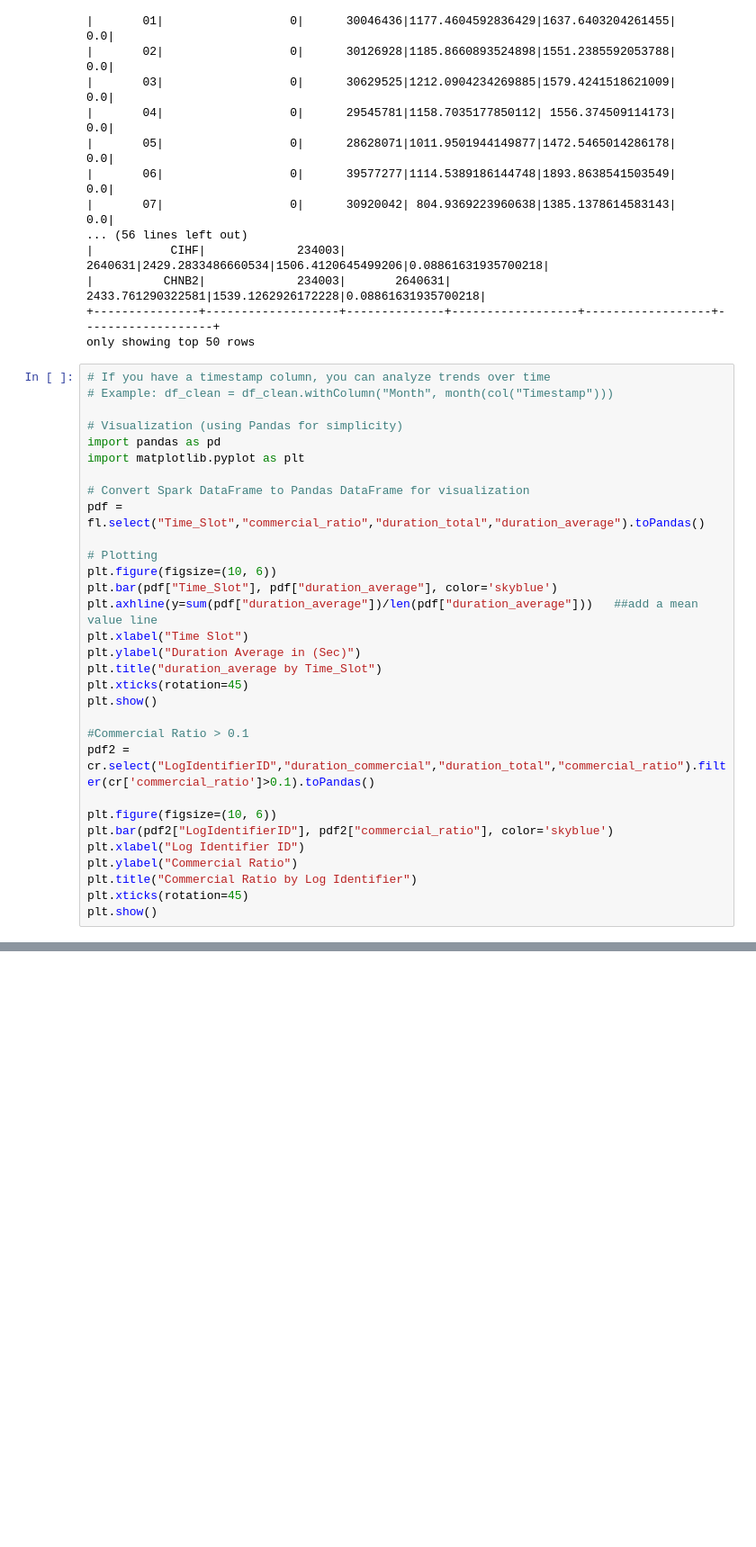
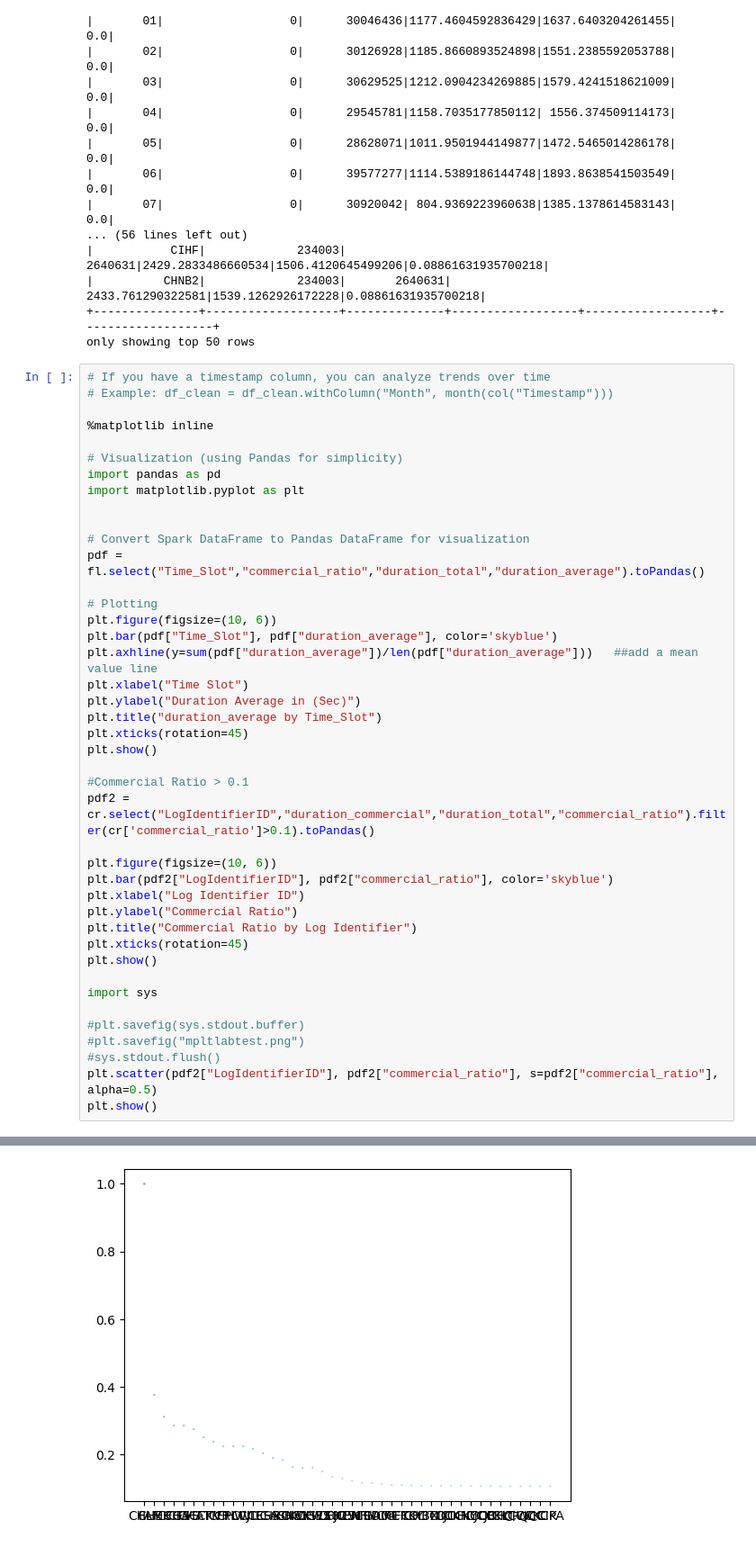
Before and after one commit to wilsonchow-ws/jupyterlab-study, a Jupyter notebook: PySpark Study.ipynb, the cells around one changed output, grey strips where cells are left out. Shown at 90% size. Saved outputs shown, nothing was run; the diff lists cells and outputs as text; blank space fills up the shorter version.

```diff
--- a/PySpark Study.ipynb
+++ b/PySpark Study.ipynb
@@ -680,33 +682,45 @@ only showing top 50 rows
 # If you have a timestamp column, you can analyze trends over time
 # Example: df_clean = df_clean.withColumn("Month", month(col("Timestamp")))
 
+%matplotlib inline
+
 # Visualization (using Pandas for simplicity)
 import pandas as pd
 import matplotlib.pyplot as plt
+
 
 # Convert Spark DataFrame to Pandas DataFrame for visualization
 pdf = fl.select("Time_Slot","commercial_ratio","duration_total","duration_average").toPandas()
 
 # Plotting
 plt.figure(figsize=(10, 6))
 plt.bar(pdf["Time_Slot"], pdf["duration_average"], color='skyblue')
 plt.axhline(y=sum(pdf["duration_average"])/len(pdf["duration_average"]))   ##add a mean value line
 plt.xlabel("Time Slot")
 plt.ylabel("Duration Average in (Sec)")
 plt.title("duration_average by Time_Slot")
 plt.xticks(rotation=45)
 plt.show()
 
 #Commercial Ratio > 0.1
 pdf2 = cr.select("LogIdentifierID","duration_commercial","duration_total","commercial_ratio").filter(cr['commercial_ratio']>0.1).toPandas()
 
 plt.figure(figsize=(10, 6))
 plt.bar(pdf2["LogIdentifierID"], pdf2["commercial_ratio"], color='skyblue')
 plt.xlabel("Log Identifier ID")
 plt.ylabel("Commercial Ratio")
 plt.title("Commercial Ratio by Log Identifier")
 plt.xticks(rotation=45)
 plt.show()
+
+import sys
+
+#plt.savefig(sys.stdout.buffer)
+#plt.savefig("mpltlabtest.png")
+#sys.stdout.flush()
+plt.scatter(pdf2["LogIdentifierID"], pdf2["commercial_ratio"], s=pdf2["commercial_ratio"], alpha=0.5)
+plt.show()
 # %% [output]
 [figure]
 [figure]
+[figure, added]
```
Also changed, not shown: parts of 2 cells of this notebook, 5 other files.
